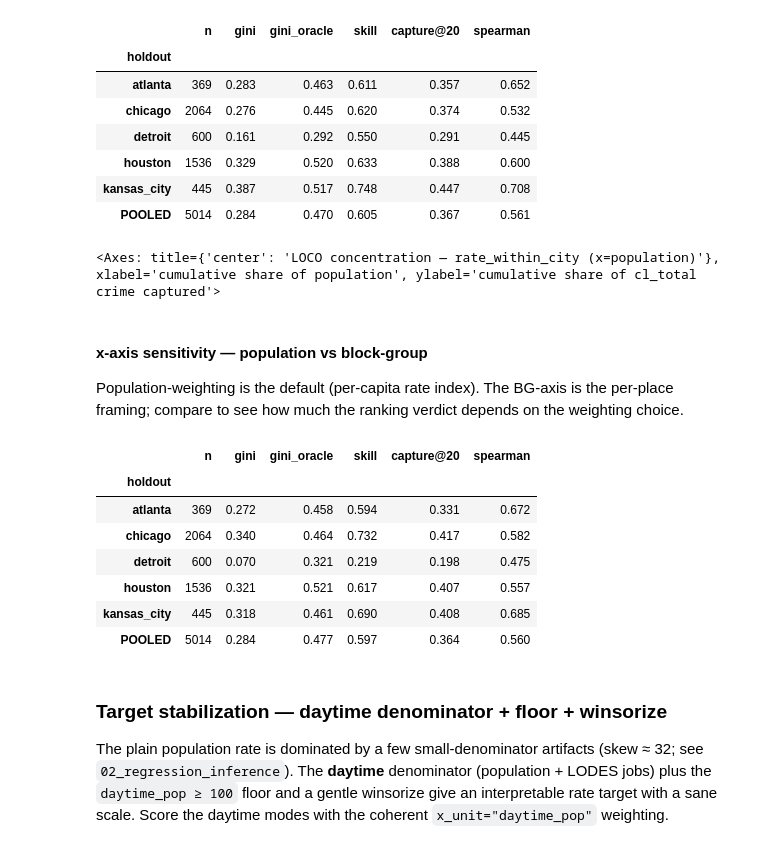
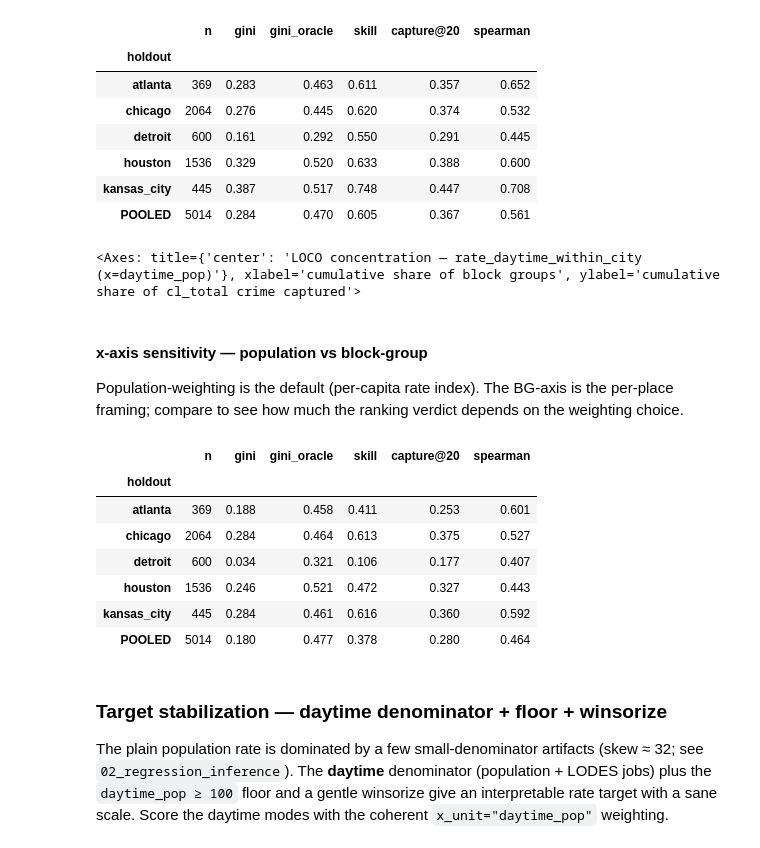
Before and after one commit to eprashar-clgx/crime-idx-2026, a Jupyter notebook: notebooks/regression_modelling/models/02_regression_prediction.ipynb, the cells around one changed output. Drawn from its saved outputs; the diff is of its cells as text; code cells hidden in the pictures.

```diff
--- a/notebooks/regression_modelling/models/02_regression_prediction.ipynb
+++ b/notebooks/regression_modelling/models/02_regression_prediction.ipynb
@@ -180,26 +202,26 @@ loco_metrics(runs["logcount"], x_unit="population")
 | kansas_city | 445 | 0.387 | 0.517 | 0.748 | 0.447 | 0.708 |
 | POOLED | 5014 | 0.284 | 0.470 | 0.605 | 0.367 | 0.561 |
 # %%
-# concentration curves per held-out city (headline target)
-plot_lorenz(runs["rate_within_city"], x_unit="population")
+# concentration curves per held-out city (headline daytime target)
+plot_lorenz(runs["rate_daytime_within_city"], x_unit="daytime_pop")
 # %% [output]
-<Axes: title={'center': 'LOCO concentration — rate_within_city (x=population)'}, xlabel='cumulative share of population', ylabel='cumulative share of cl_total crime captured'>
+<Axes: title={'center': 'LOCO concentration — rate_daytime_within_city (x=daytime_pop)'}, xlabel='cumulative share of block groups', ylabel='cumulative share of cl_total crime captured'>
 # %% [markdown]
 #### x-axis sensitivity — population vs block-group
 
 Population-weighting is the default (per-capita rate index). The BG-axis is the per-place
 framing; compare to see how much the ranking verdict depends on the weighting choice.
 # %%
-loco_metrics(runs["rate_within_city"], x_unit="bg")
+loco_metrics(runs["rate_daytime_within_city"], x_unit="bg")
 # %% [output]
 |  | n | gini | gini_oracle | skill | capture@20 | spearman |
 | holdout |  |  |  |  |  |  |
-| atlanta | 369 | 0.272 | 0.458 | 0.594 | 0.331 | 0.672 |
-| chicago | 2064 | 0.340 | 0.464 | 0.732 | 0.417 | 0.582 |
-| detroit | 600 | 0.070 | 0.321 | 0.219 | 0.198 | 0.475 |
-| houston | 1536 | 0.321 | 0.521 | 0.617 | 0.407 | 0.557 |
-| kansas_city | 445 | 0.318 | 0.461 | 0.690 | 0.408 | 0.685 |
-| POOLED | 5014 | 0.284 | 0.477 | 0.597 | 0.364 | 0.560 |
+| atlanta | 369 | 0.188 | 0.458 | 0.411 | 0.253 | 0.601 |
+| chicago | 2064 | 0.284 | 0.464 | 0.613 | 0.375 | 0.527 |
+| detroit | 600 | 0.034 | 0.321 | 0.106 | 0.177 | 0.407 |
+| houston | 1536 | 0.246 | 0.521 | 0.472 | 0.327 | 0.443 |
+| kansas_city | 445 | 0.284 | 0.461 | 0.616 | 0.360 | 0.592 |
+| POOLED | 5014 | 0.180 | 0.477 | 0.378 | 0.280 | 0.464 |
 # %% [markdown]
 ### Target stabilization — daytime denominator + floor + winsorize
 
```
Also changed, not shown: parts of 5 cells of this notebook.
